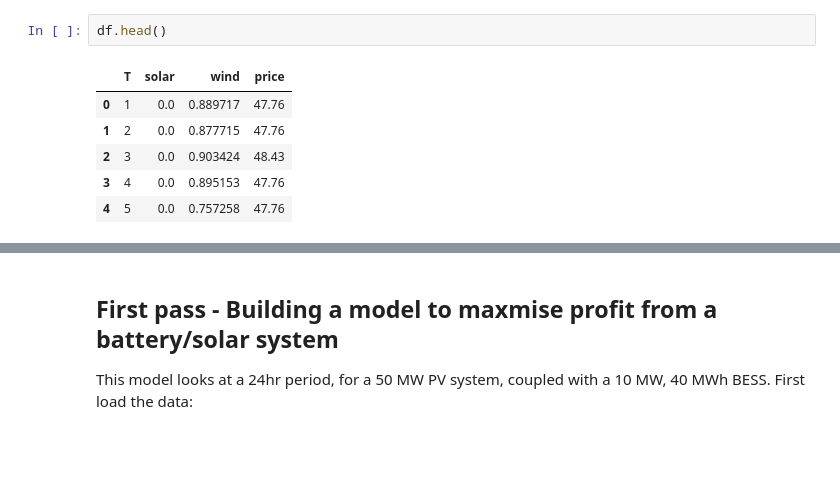
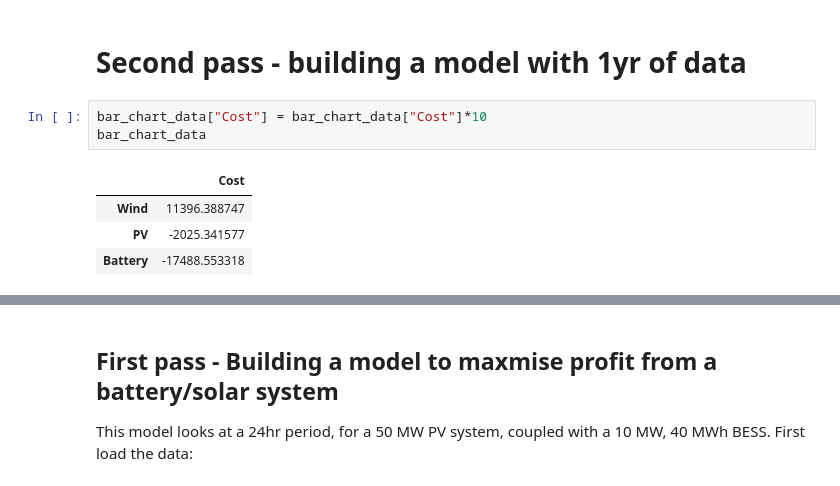
Before and after one commit to chris-lawrie/battery_modeling, a Jupyter notebook: Battery_Arbitrage.ipynb, the cells around one changed output, grey strips where cells are left out. Cells and saved outputs as stored; diff of their text form; blank space fills up the shorter version.

Commit message:
wind working now - consolidate pages

```diff
--- a/Battery_Arbitrage.ipynb
+++ b/Battery_Arbitrage.ipynb
@@ -114,9 +1,10 @@ Optimal
-# %%
-df.head()
-# %% [output]
-|  | T | solar | wind | price |
-| 0 | 1 | 0.0 | 0.889717 | 47.76 |
-| 1 | 2 | 0.0 | 0.877715 | 47.76 |
-| 2 | 3 | 0.0 | 0.903424 | 48.43 |
-| 3 | 4 | 0.0 | 0.895153 | 47.76 |
-| 4 | 5 | 0.0 | 0.757258 | 47.76 |
+# %% [markdown]
+# Second pass - building a model with 1yr of data
+# %%
+bar_chart_data["Cost"] = bar_chart_data["Cost"]*10
+bar_chart_data
+# %% [output]
+|  | Cost |
+| Wind | 11396.388747 |
+| PV | -2025.341577 |
+| Battery | -17488.553318 |
```
Also changed, not shown: parts of 6 cells of this notebook, 7 other files.
